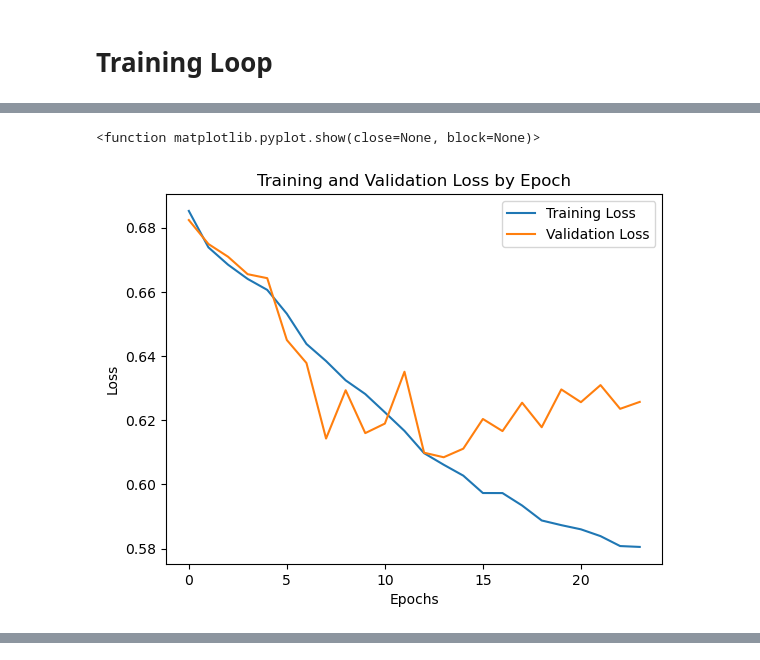
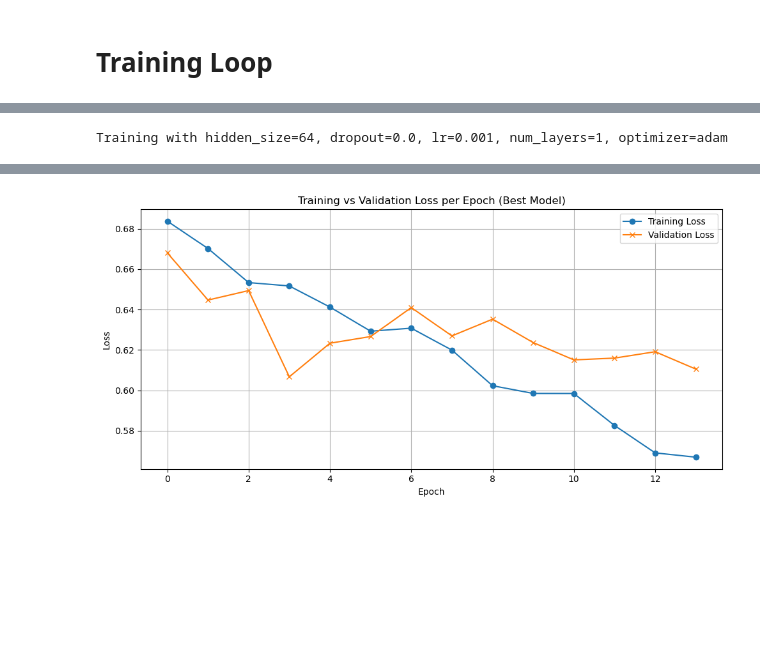
Before and after one commit to dcorc7/dsan-6600-final-project, a Jupyter notebook: code/GRU/GRU.ipynb, the cells around one changed output, grey strips where cells are left out. Cells and saved outputs as stored; diff of their text form; code cells hidden in the pictures; blank space fills up the shorter version.

```diff
--- a/code/GRU/GRU.ipynb
+++ b/code/GRU/GRU.ipynb
@@ -332,12 +327,0 @@ Epoch 12, Loss: 0.6167
-# %%
-# Plot training and validation loss
-plt.plot(train_losses, label = 'Training Loss')
-plt.plot(val_losses, label = 'Validation Loss')
-plt.title('Training and Validation Loss by Epoch')
-plt.xlabel('Epochs')
-plt.ylabel('Loss')
-plt.legend()
-plt.show
-# %% [output]
-<function matplotlib.pyplot.show(close=None, block=None)>
-[figure, removed]
@@ -343,0 +480,48 @@ plt.show
+# %%
+params = {
+    "hidden_size": [64, 128, 256],
+    "num_layers": [1, 2, 3],
+    "dropout": [0.0, 0.2, 0.3, 0.4, 0.5],
+    "learning_rate": [1e-3, 5e-4, 1e-4],
+    "weight_decay": [0.0, 1e-5, 1e-4],
+    "optimizer_type": ["adam", "sgd"]
+}
+
+# params = {
+#     "hidden_size": [64, ],
+#     "num_layers": [1, 2],
+#     "dropout": [0.0, 0.2],
+#     "learning_rate": [1e-3],
+#     "weight_decay": [0.0, 1e-5, 1e-4],
+#     "optimizer_type": ["adam"]
+# }
+
+
+input_size = 16  # 3 summary features + 10 class counts + 3 one-hot encodings (adjust if needed)
+epochs = 50
+patience = 10
+
+best_params, results, train_losses, val_losses = tune_gru_hyperparameters(
+    train_loader=train_loader,
+    val_loader=val_loader,
+    params=params,
+    input_size=input_size,
+    epochs=50,
+    patience=10
+)
+
+# Plot training and validation losses
+import matplotlib.pyplot as plt
+
+plt.figure(figsize=(10, 5))
+plt.plot(train_losses, label="Training Loss", marker='o')
+plt.plot(val_losses, label="Validation Loss", marker='x')
+plt.title("Training vs Validation Loss per Epoch (Best Model)")
+plt.xlabel("Epoch")
+plt.ylabel("Loss")
+plt.legend()
+plt.grid(True)
+plt.tight_layout()
+plt.show()
+# %% [output]
+Training with hidden_size=64, dropout=0.0, lr=0.001, num_layers=1, optimizer=adam
@@ -344 +731,2 @@ plt.show
+[figure, added]
 # %%
```
Also changed, not shown: parts of 14 cells of this notebook, 1 other file.
